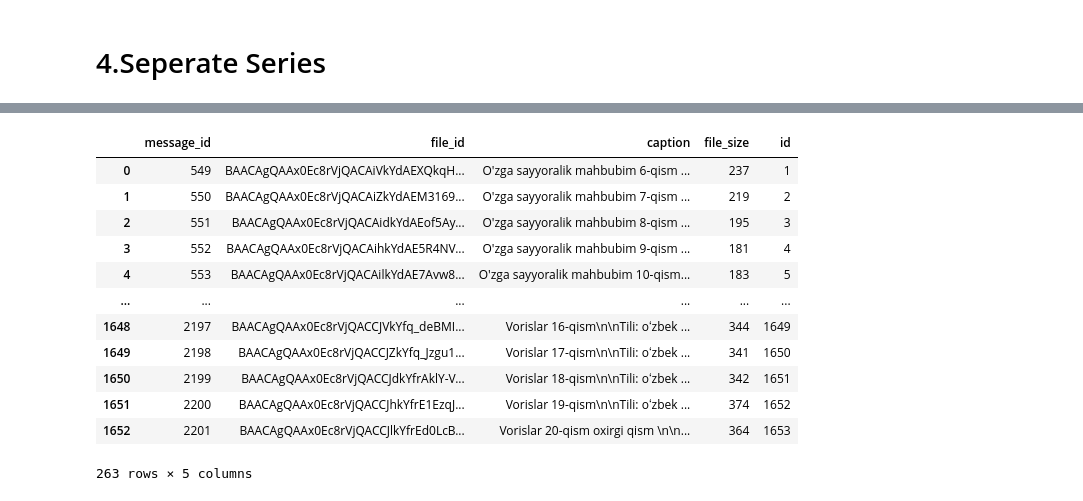
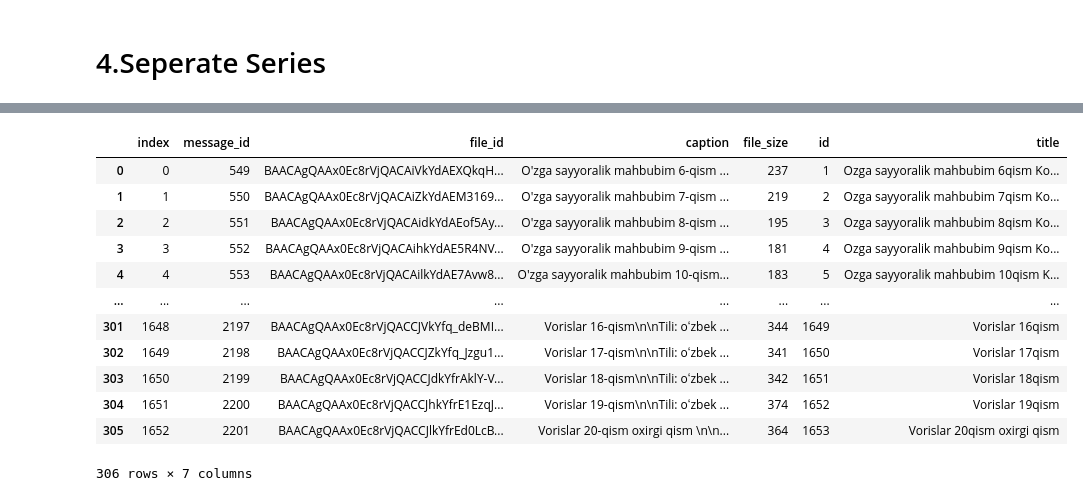
Before and after one commit to Shermukhammat/telegram_bots, a Jupyter notebook: movi_bot/cleaner.ipynb, the cells around one changed output, grey strips where cells are left out. Drawn from its saved outputs; the diff is of its cells as text; code cells hidden in the pictures.

Commit message:
I have cleaned movi data caption and title

```diff
--- a/movi_bot/cleaner.ipynb
+++ b/movi_bot/cleaner.ipynb
@@ -63,6 +63,8 @@ def clear_title2(dataset_title, matches):
     for match in matches:
         dataset_title = dataset_title.str.replace(match, '', regex = True)
     return dataset_title
+# %%
+dataset['title'] = clear_title2(dataset.title, stop_words)
 # %%
 state = 0
 if state == 1:
@@ -223,26 +177,3 @@ O'zga sayyoralik mahbubim 8-qism Koreya seriali
-# %%
-def movi_or_series(dataset_caption):
-    n = 0
-    series = []
-    movies = []
-
-    for caption in dataset['caption']:
-        if re.search(r"serial|G‘alati narsalar|Jumong|SHUNQOR", caption):
-            n+=1
-            print("--------")
-            print(caption)
-            series.append(True)
-            movies.append(False)
-        elif re.search(r"Vorislar|Soʻl Yonim|Sirli.Olam|seriya|SHIFOKOR QISMATI", caption):
-            n+=1
-            print("--------")
-            print(caption)
-            series.append(True)
-            movies.append(False)
-        else:
-            series.append(False)
-            movies.append(True)
-    return series, movies, n
 # %%
 series, movies, n = movi_or_series(dataset.caption)
 # %% [output]
@@ -270,19 +201,19 @@ n
 # %%
 series_dataset = dataset[series]
-series_dataset
+series_dataset.reset_index()
 # %% [output]
-|  | message_id | file_id | caption | file_size | id |
-| 0 | 549 | BAACAgQAAx0Ec8rVjQACAiVkYdAEXQkqH... | O'zga sayyoralik mahbubim 6-qism ... | 237 | 1 |
-| 1 | 550 | BAACAgQAAx0Ec8rVjQACAiZkYdAEM3169... | O'zga sayyoralik mahbubim 7-qism ... | 219 | 2 |
-| 2 | 551 | BAACAgQAAx0Ec8rVjQACAidkYdAEof5Ay... | O'zga sayyoralik mahbubim 8-qism ... | 195 | 3 |
-| 3 | 552 | BAACAgQAAx0Ec8rVjQACAihkYdAE5R4NV... | O'zga sayyoralik mahbubim 9-qism ... | 181 | 4 |
-| 4 | 553 | BAACAgQAAx0Ec8rVjQACAilkYdAE7Avw8... | O'zga sayyoralik mahbubim 10-qism... | 183 | 5 |
-| ... | ... | ... | ... | ... | ... |
-| 1648 | 2197 | BAACAgQAAx0Ec8rVjQACCJVkYfq_deBMI... | Vorislar 16-qism\n\nTili: oʻzbek ... | 344 | 1649 |
-| 1649 | 2198 | BAACAgQAAx0Ec8rVjQACCJZkYfq_Jzgu1... | Vorislar 17-qism\n\nTili: oʻzbek ... | 341 | 1650 |
-| 1650 | 2199 | BAACAgQAAx0Ec8rVjQACCJdkYfrAklY-V... | Vorislar 18-qism\n\nTili: oʻzbek ... | 342 | 1651 |
-| 1651 | 2200 | BAACAgQAAx0Ec8rVjQACCJhkYfrE1EzqJ... | Vorislar 19-qism\n\nTili: oʻzbek ... | 374 | 1652 |
-| 1652 | 2201 | BAACAgQAAx0Ec8rVjQACCJlkYfrEd0LcB... | Vorislar 20-qism oxirgi qism \n\n... | 364 | 1653 |
+|  | index | message_id | file_id | caption | file_size | id | title |
+| 0 | 0 | 549 | BAACAgQAAx0Ec8rVjQACAiVkYdAEXQkqH... | O'zga sayyoralik mahbubim 6-qism ... | 237 | 1 | Ozga sayyoralik mahbubim 6qism Ko... |
+| 1 | 1 | 550 | BAACAgQAAx0Ec8rVjQACAiZkYdAEM3169... | O'zga sayyoralik mahbubim 7-qism ... | 219 | 2 | Ozga sayyoralik mahbubim 7qism Ko... |
+| 2 | 2 | 551 | BAACAgQAAx0Ec8rVjQACAidkYdAEof5Ay... | O'zga sayyoralik mahbubim 8-qism ... | 195 | 3 | Ozga sayyoralik mahbubim 8qism Ko... |
+| 3 | 3 | 552 | BAACAgQAAx0Ec8rVjQACAihkYdAE5R4NV... | O'zga sayyoralik mahbubim 9-qism ... | 181 | 4 | Ozga sayyoralik mahbubim 9qism Ko... |
+| 4 | 4 | 553 | BAACAgQAAx0Ec8rVjQACAilkYdAE7Avw8... | O'zga sayyoralik mahbubim 10-qism... | 183 | 5 | Ozga sayyoralik mahbubim 10qism K... |
+| ... | ... | ... | ... | ... | ... | ... | ... |
+| 301 | 1648 | 2197 | BAACAgQAAx0Ec8rVjQACCJVkYfq_deBMI... | Vorislar 16-qism\n\nTili: oʻzbek ... | 344 | 1649 | Vorislar 16qism |
+| 302 | 1649 | 2198 | BAACAgQAAx0Ec8rVjQACCJZkYfq_Jzgu1... | Vorislar 17-qism\n\nTili: oʻzbek ... | 341 | 1650 | Vorislar 17qism |
+| 303 | 1650 | 2199 | BAACAgQAAx0Ec8rVjQACCJdkYfrAklY-V... | Vorislar 18-qism\n\nTili: oʻzbek ... | 342 | 1651 | Vorislar 18qism |
+| 304 | 1651 | 2200 | BAACAgQAAx0Ec8rVjQACCJhkYfrE1EzqJ... | Vorislar 19-qism\n\nTili: oʻzbek ... | 374 | 1652 | Vorislar 19qism |
+| 305 | 1652 | 2201 | BAACAgQAAx0Ec8rVjQACCJlkYfrEd0LcB... | Vorislar 20-qism oxirgi qism \n\n... | 364 | 1653 | Vorislar 20qism oxirgi qism |
-263 rows × 5 columns
+306 rows × 7 columns
 # %%
 dataset_movies = dataset[movies]
```
Also changed, not shown: parts of 9 cells of this notebook.
